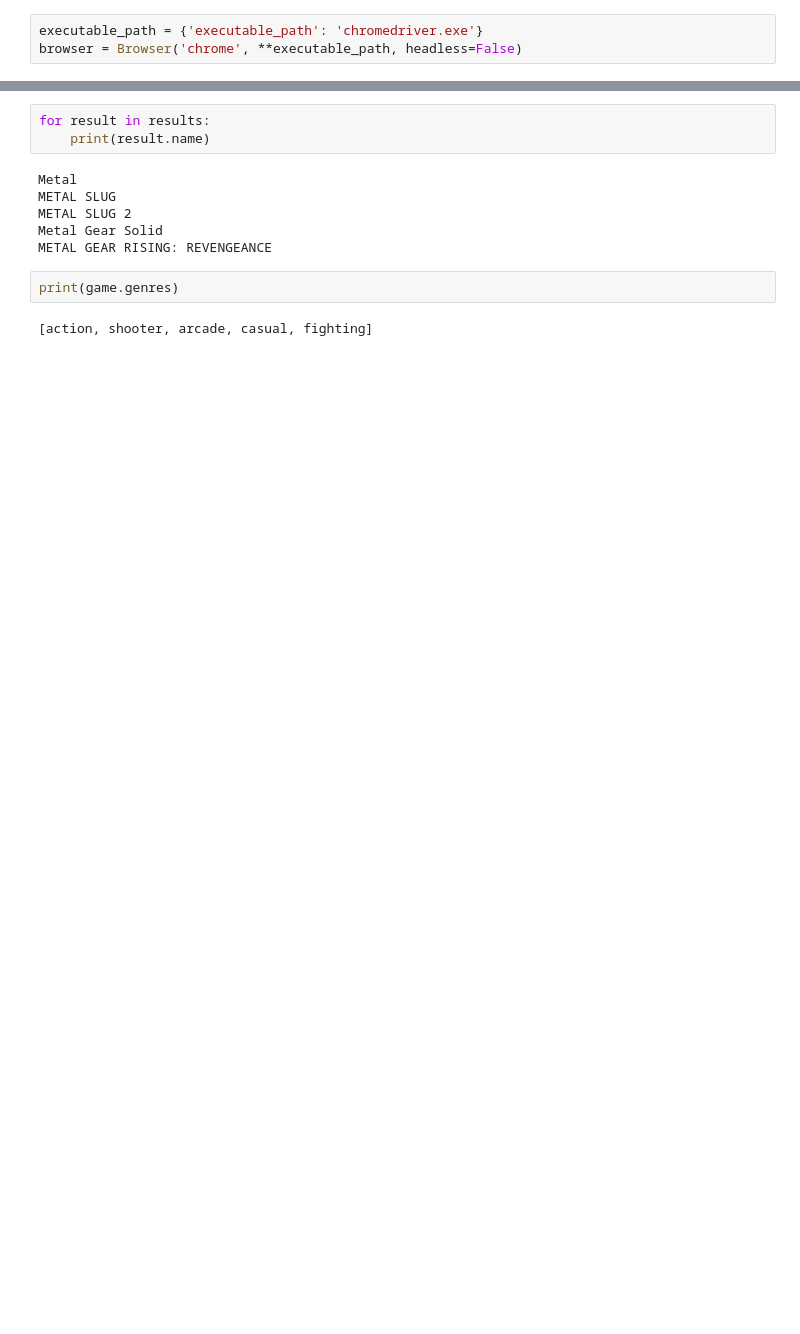
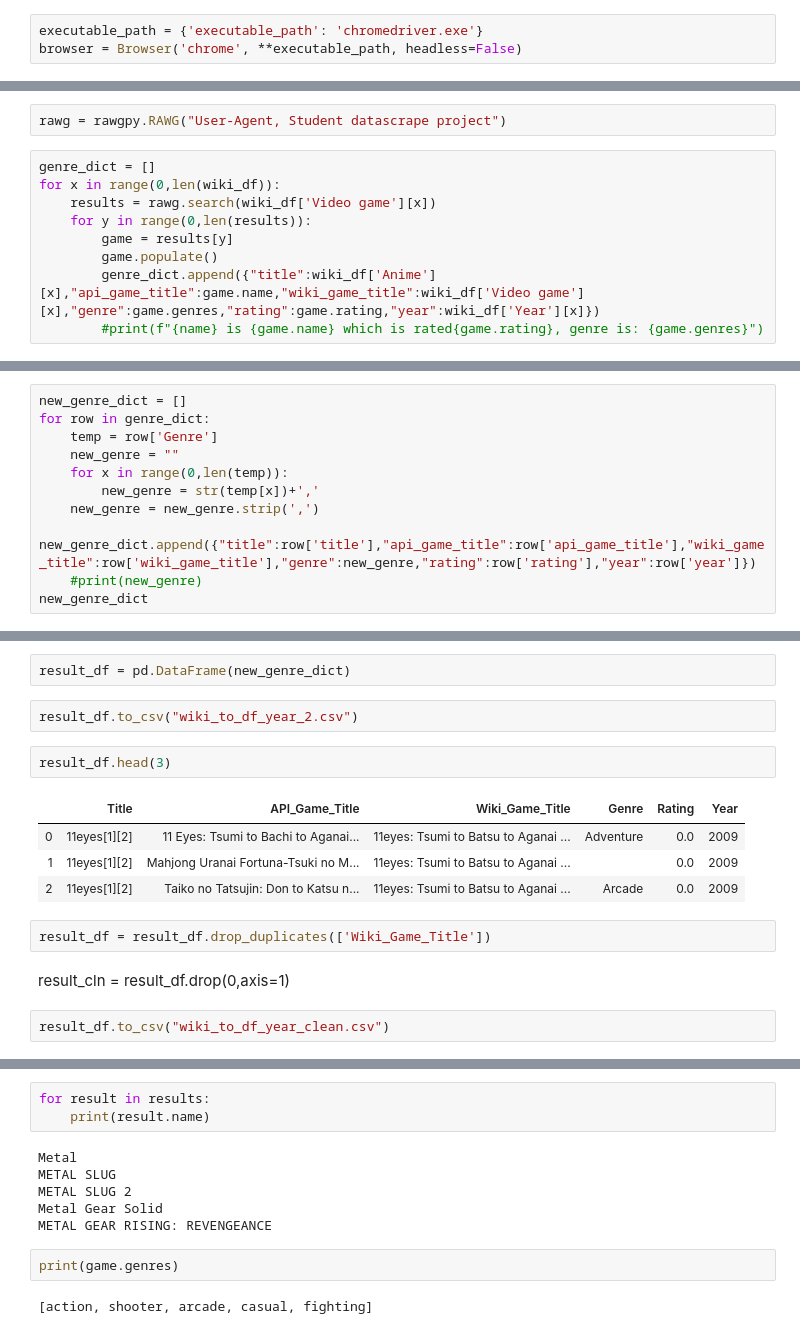
Before and after one commit to pcaudilla/ETL-Project, a Jupyter notebook: anime-etl/ETL-Project-movie-API.ipynb, the cells around one changed output, grey strips where cells are left out. Cells and saved outputs as stored; diff of their text form; blank space fills up the shorter version.

```diff
--- a/anime-etl/ETL-Project-movie-API.ipynb
+++ b/anime-etl/ETL-Project-movie-API.ipynb
@@ -20,0 +171,11 @@ browser.visit(pic_url)
+# %%
+rawg = rawgpy.RAWG("User-Agent, Student datascrape project")
+# %%
+genre_dict = []
+for x in range(0,len(wiki_df)):
+    results = rawg.search(wiki_df['Video game'][x])
+    for y in range(0,len(results)):
+        game = results[y]
+        game.populate()
+        genre_dict.append({"title":wiki_df['Anime'][x],"api_game_title":game.name,"wiki_game_title":wiki_df['Video game'][x],"genre":game.genres,"rating":game.rating,"year":wiki_df['Year'][x]})
+        #print(f"{name} is {game.name} which is rated{game.rating}, genre is: {game.genres}")
@@ -20,0 +202,11 @@ browser.visit(pic_url)
+# %%
+new_genre_dict = []
+for row in genre_dict:
+    temp = row['Genre']
+    new_genre = ""
+    for x in range(0,len(temp)):
+        new_genre = str(temp[x])+','
+    new_genre = new_genre.strip(',')
+    new_genre_dict.append({"title":row['title'],"api_game_title":row['api_game_title'],"wiki_game_title":row['wiki_game_title'],"genre":new_genre,"rating":row['rating'],"year":row['year']})
+    #print(new_genre)
+new_genre_dict
@@ -20,0 +231,17 @@ browser.visit(pic_url)
+# %%
+result_df = pd.DataFrame(new_genre_dict)
+# %%
+result_df.to_csv("wiki_to_df_year_2.csv")
+# %%
+result_df.head(3)
+# %% [output]
+|  | Title | API_Game_Title | Wiki_Game_Title | Genre | Rating | Year |
+| 0 | 11eyes[1][2] | 11 Eyes: Tsumi to Bachi to Aganai... | 11eyes: Tsumi to Batsu to Aganai ... | Adventure | 0.0 | 2009 |
+| 1 | 11eyes[1][2] | Mahjong Uranai Fortuna-Tsuki no M... | 11eyes: Tsumi to Batsu to Aganai ... |  | 0.0 | 2009 |
+| 2 | 11eyes[1][2] | Taiko no Tatsujin: Don to Katsu n... | 11eyes: Tsumi to Batsu to Aganai ... | Arcade | 0.0 | 2009 |
+# %%
+result_df = result_df.drop_duplicates(['Wiki_Game_Title'])
+# %% [markdown]
+result_cln = result_df.drop(0,axis=1)
+# %%
+result_df.to_csv("wiki_to_df_year_clean.csv")
```
Also changed, not shown: parts of 28 cells of this notebook.
